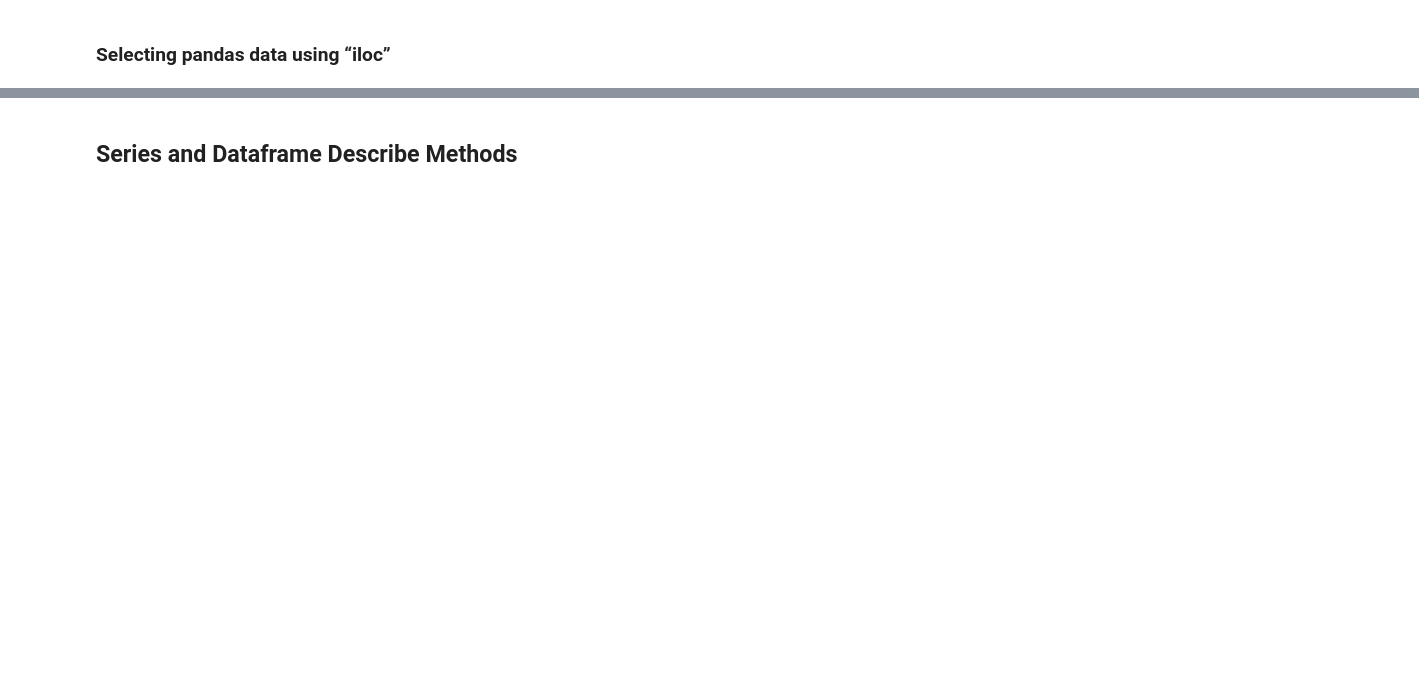
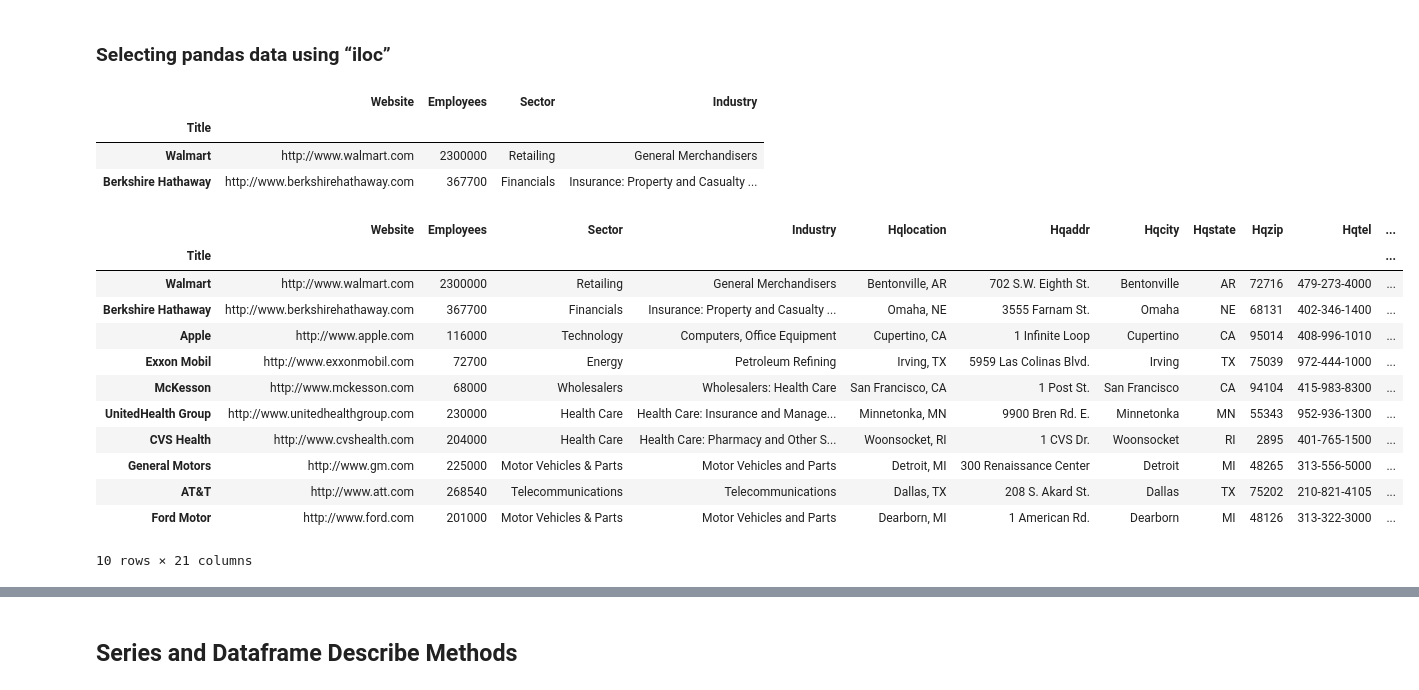
Before and after one commit to gaspera/python_analitika, a Jupyter notebook: teden_03/03_teden_pandas_clean.ipynb, the cells around one changed output, grey strips where cells are left out. Cells and saved outputs as stored; diff of their text form; code cells hidden in the pictures; blank space fills up the shorter version.

```diff
--- a/teden_03/03_teden_pandas_clean.ipynb
+++ b/teden_03/03_teden_pandas_clean.ipynb
@@ -299,0 +311,2 @@ TypeError: Index does not support mutable operations
+# %%
+f500 = pd.read_csv('data/DATA_fortune_500_2017.csv', index_col=0)
@@ -451,3 +734,5 @@ method</p>
 </tr>
 </tbody>
 </table>
+# %%
+f500.set_index('Title',inplace=True)
@@ -454,2 +841,27 @@ method</p>
 # %% [markdown]
 ### Selecting pandas data using “iloc”
+# %%
+top_five.iloc[0:2, :]
+# %% [output]
+|  | Website | Employees | Sector | Industry |
+| Title |  |  |  |  |
+| Walmart | http://www.walmart.com | 2300000 | Retailing | General Merchandisers |
+| Berkshire Hathaway | http://www.berkshirehathaway.com | 367700 | Financials | Insurance: Property and Casualty ... |
+# %%
+top_ten = f500.iloc[:10,:]
+# %%
+top_ten
+# %% [output]
+|  | Website | Employees | Sector | Industry | Hqlocation | Hqaddr | Hqcity | Hqstate | Hqzip | Hqtel | ... |
+| Title |  |  |  |  |  |  |  |  |  |  | ... |
+| Walmart | http://www.walmart.com | 2300000 | Retailing | General Merchandisers | Bentonville, AR | 702 S.W. Eighth St. | Bentonville | AR | 72716 | 479-273-4000 | ... |
+| Berkshire Hathaway | http://www.berkshirehathaway.com | 367700 | Financials | Insurance: Property and Casualty ... | Omaha, NE | 3555 Farnam St. | Omaha | NE | 68131 | 402-346-1400 | ... |
+| Apple | http://www.apple.com | 116000 | Technology | Computers, Office Equipment | Cupertino, CA | 1 Infinite Loop | Cupertino | CA | 95014 | 408-996-1010 | ... |
+| Exxon Mobil | http://www.exxonmobil.com | 72700 | Energy | Petroleum Refining | Irving, TX | 5959 Las Colinas Blvd. | Irving | TX | 75039 | 972-444-1000 | ... |
+| McKesson | http://www.mckesson.com | 68000 | Wholesalers | Wholesalers: Health Care | San Francisco, CA | 1 Post St. | San Francisco | CA | 94104 | 415-983-8300 | ... |
+| UnitedHealth Group | http://www.unitedhealthgroup.com | 230000 | Health Care | Health Care: Insurance and Manage... | Minnetonka, MN | 9900 Bren Rd. E. | Minnetonka | MN | 55343 | 952-936-1300 | ... |
+| CVS Health | http://www.cvshealth.com | 204000 | Health Care | Health Care: Pharmacy and Other S... | Woonsocket, RI | 1 CVS Dr. | Woonsocket | RI | 2895 | 401-765-1500 | ... |
+| General Motors | http://www.gm.com | 225000 | Motor Vehicles & Parts | Motor Vehicles and Parts | Detroit, MI | 300 Renaissance Center | Detroit | MI | 48265 | 313-556-5000 | ... |
+| AT&T | http://www.att.com | 268540 | Telecommunications | Telecommunications | Dallas, TX | 208 S. Akard St. | Dallas | TX | 75202 | 210-821-4105 | ... |
+| Ford Motor | http://www.ford.com | 201000 | Motor Vehicles & Parts | Motor Vehicles and Parts | Dearborn, MI | 1 American Rd. | Dearborn | MI | 48126 | 313-322-3000 | ... |
+10 rows × 21 columns
```
Also changed, not shown: parts of 138 cells of this notebook.
